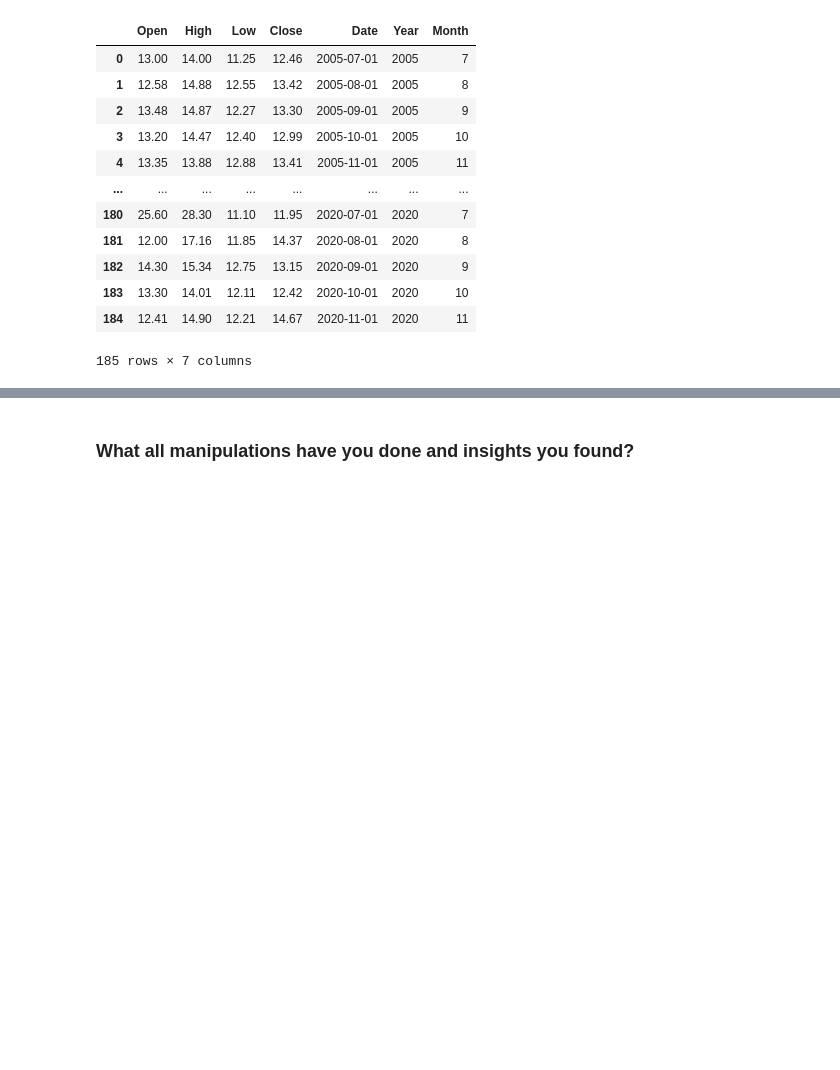
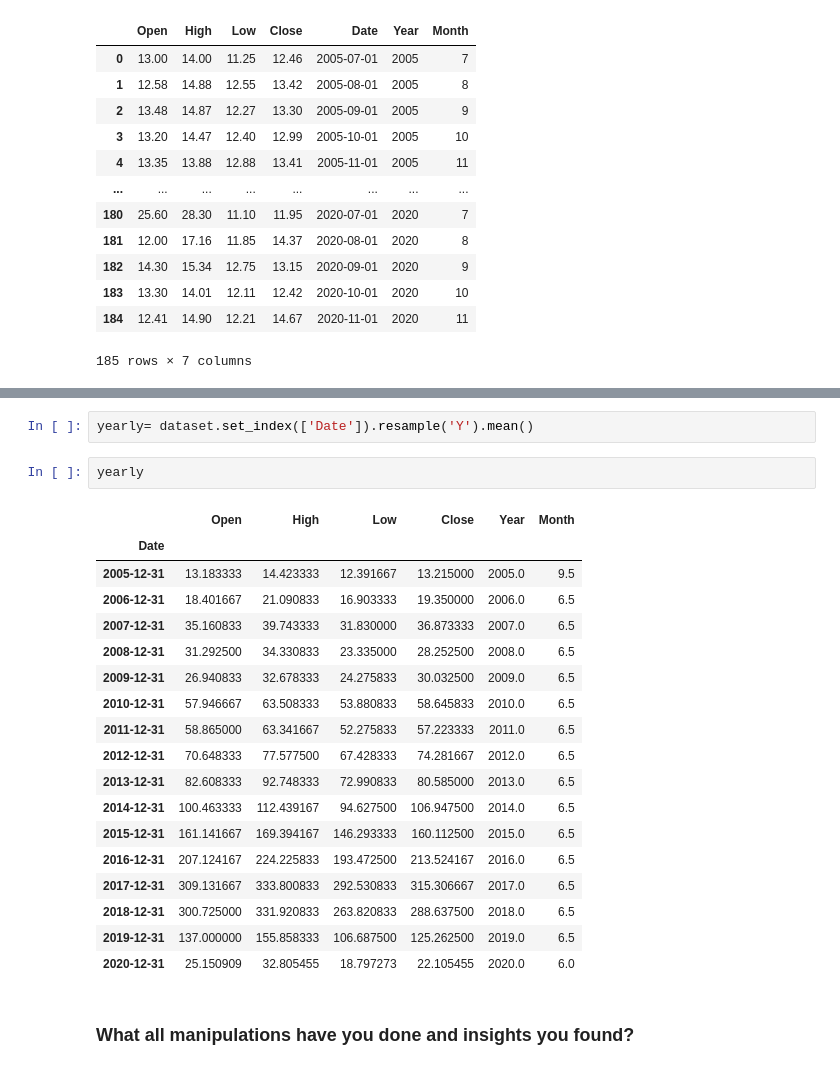
Before and after one commit to LuvMutreja/Yes-Bank-Closing-Stock-Price-Prediction, a Jupyter notebook: Regression_Project_Yes_Bank_Stock_Closing_Price_Prediction_.ipynb, the cells around one changed output, grey strips where cells are left out. Saved outputs shown, nothing was run; the diff lists cells and outputs as text; blank space fills up the shorter version.

```diff
--- a/Regression_Project_Yes_Bank_Stock_Closing_Price_Prediction_.ipynb
+++ b/Regression_Project_Yes_Bank_Stock_Closing_Price_Prediction_.ipynb
@@ -376,3 +443,26 @@ dataset
+# %%
+yearly= dataset.set_index(['Date']).resample('Y').mean()
+# %%
+yearly
+# %% [output]
+|  | Open | High | Low | Close | Year | Month |
+| Date |  |  |  |  |  |  |
+| 2005-12-31 | 13.183333 | 14.423333 | 12.391667 | 13.215000 | 2005.0 | 9.5 |
+| 2006-12-31 | 18.401667 | 21.090833 | 16.903333 | 19.350000 | 2006.0 | 6.5 |
+| 2007-12-31 | 35.160833 | 39.743333 | 31.830000 | 36.873333 | 2007.0 | 6.5 |
+| 2008-12-31 | 31.292500 | 34.330833 | 23.335000 | 28.252500 | 2008.0 | 6.5 |
+| 2009-12-31 | 26.940833 | 32.678333 | 24.275833 | 30.032500 | 2009.0 | 6.5 |
+| 2010-12-31 | 57.946667 | 63.508333 | 53.880833 | 58.645833 | 2010.0 | 6.5 |
+| 2011-12-31 | 58.865000 | 63.341667 | 52.275833 | 57.223333 | 2011.0 | 6.5 |
+| 2012-12-31 | 70.648333 | 77.577500 | 67.428333 | 74.281667 | 2012.0 | 6.5 |
+| 2013-12-31 | 82.608333 | 92.748333 | 72.990833 | 80.585000 | 2013.0 | 6.5 |
+| 2014-12-31 | 100.463333 | 112.439167 | 94.627500 | 106.947500 | 2014.0 | 6.5 |
+| 2015-12-31 | 161.141667 | 169.394167 | 146.293333 | 160.112500 | 2015.0 | 6.5 |
+| 2016-12-31 | 207.124167 | 224.225833 | 193.472500 | 213.524167 | 2016.0 | 6.5 |
+| 2017-12-31 | 309.131667 | 333.800833 | 292.530833 | 315.306667 | 2017.0 | 6.5 |
+| 2018-12-31 | 300.725000 | 331.920833 | 263.820833 | 288.637500 | 2018.0 | 6.5 |
+| 2019-12-31 | 137.000000 | 155.858333 | 106.687500 | 125.262500 | 2019.0 | 6.5 |
+| 2020-12-31 | 25.150909 | 32.805455 | 18.797273 | 22.105455 | 2020.0 | 6.0 |
 # %% [markdown]
 ### What all manipulations have you done and insights you found?
 # %% [markdown]
```
Also changed, not shown: parts of 48 cells of this notebook.
